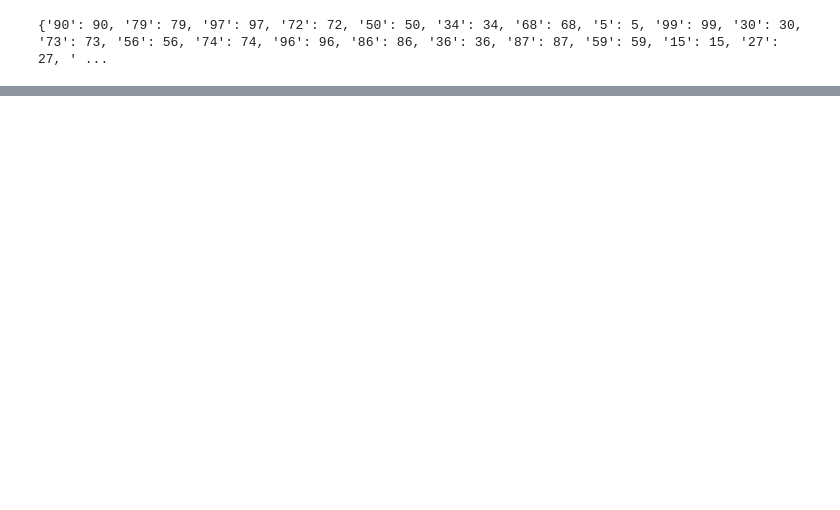
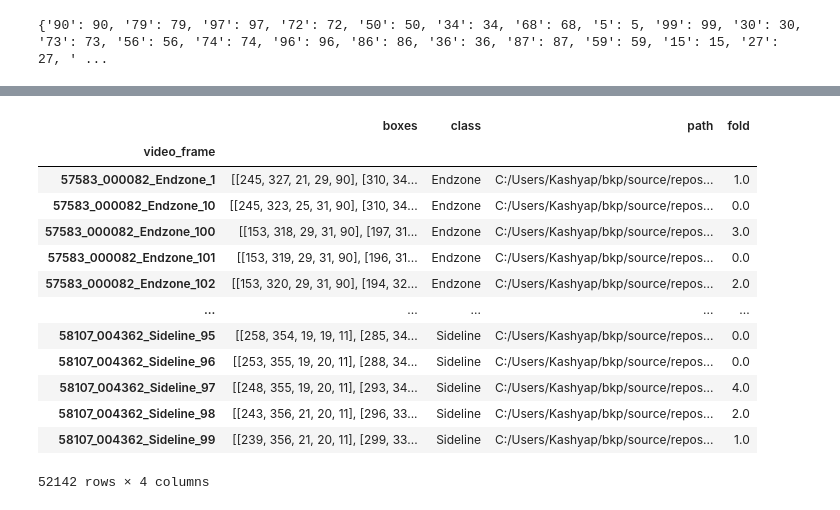
Before and after one commit to adarshvjois/efficient-det-siim-covid-19-challenge, a Jupyter notebook: Train-Object-Detection.ipynb, the cells around one changed output, grey strips where cells are left out. Drawn from its saved outputs; the diff is of its cells as text; code cells hidden in the pictures; blank space fills up the shorter version.

```diff
--- a/Train-Object-Detection.ipynb
+++ b/Train-Object-Detection.ipynb
@@ -118,6 +118,23 @@ for fold, (train_idx, val_idx) in enumerate(
     train_samples_df.loc[train_samples_df.iloc[val_idx].index, "fold"] = fold
 # %%
 train_samples_df.set_index("video_frame",inplace=True)
+# %%
+train_samples_df
+# %% [output]
+|  | boxes | class | path | fold |
+| video_frame |  |  |  |  |
+| 57583_000082_Endzone_1 | [[245, 327, 21, 29, 90], [310, 34... | Endzone | C:/Users/Kashyap/bkp/source/repos... | 1.0 |
+| 57583_000082_Endzone_10 | [[245, 323, 25, 31, 90], [310, 34... | Endzone | C:/Users/Kashyap/bkp/source/repos... | 0.0 |
+| 57583_000082_Endzone_100 | [[153, 318, 29, 31, 90], [197, 31... | Endzone | C:/Users/Kashyap/bkp/source/repos... | 3.0 |
+| 57583_000082_Endzone_101 | [[153, 319, 29, 31, 90], [196, 31... | Endzone | C:/Users/Kashyap/bkp/source/repos... | 0.0 |
+| 57583_000082_Endzone_102 | [[153, 320, 29, 31, 90], [194, 32... | Endzone | C:/Users/Kashyap/bkp/source/repos... | 2.0 |
+| ... | ... | ... | ... | ... |
+| 58107_004362_Sideline_95 | [[258, 354, 19, 19, 11], [285, 34... | Sideline | C:/Users/Kashyap/bkp/source/repos... | 0.0 |
+| 58107_004362_Sideline_96 | [[253, 355, 19, 20, 11], [288, 34... | Sideline | C:/Users/Kashyap/bkp/source/repos... | 0.0 |
+| 58107_004362_Sideline_97 | [[248, 355, 19, 20, 11], [293, 34... | Sideline | C:/Users/Kashyap/bkp/source/repos... | 4.0 |
+| 58107_004362_Sideline_98 | [[243, 356, 21, 20, 11], [296, 33... | Sideline | C:/Users/Kashyap/bkp/source/repos... | 2.0 |
+| 58107_004362_Sideline_99 | [[239, 356, 21, 20, 11], [299, 33... | Sideline | C:/Users/Kashyap/bkp/source/repos... | 1.0 |
+52142 rows × 4 columns
 # %%
 sns.catplot(x="class", col="fold", data=train_samples_df, kind="count")
 # %% [output]
```
Also changed, not shown: parts of 11 cells of this notebook.
